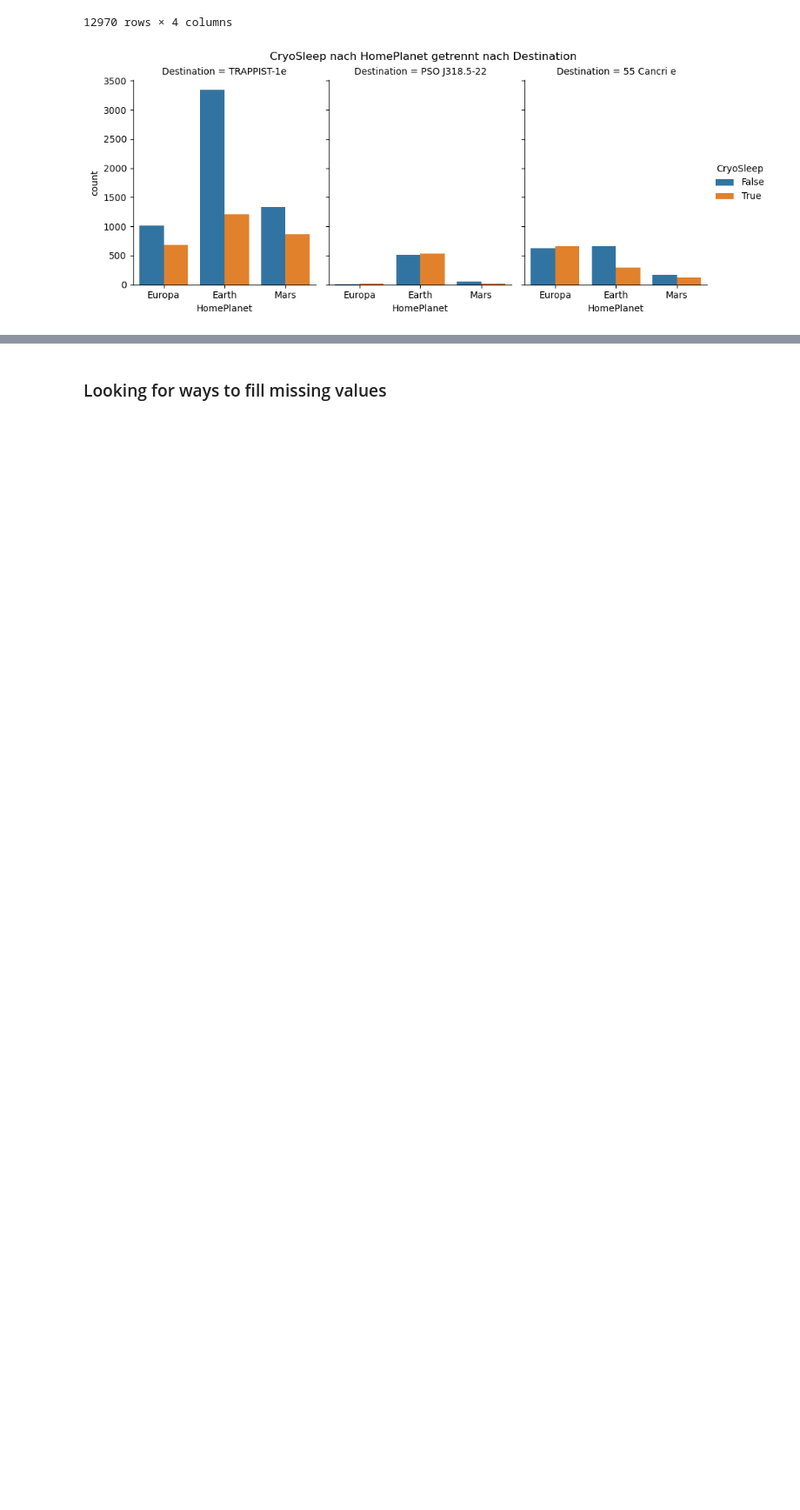
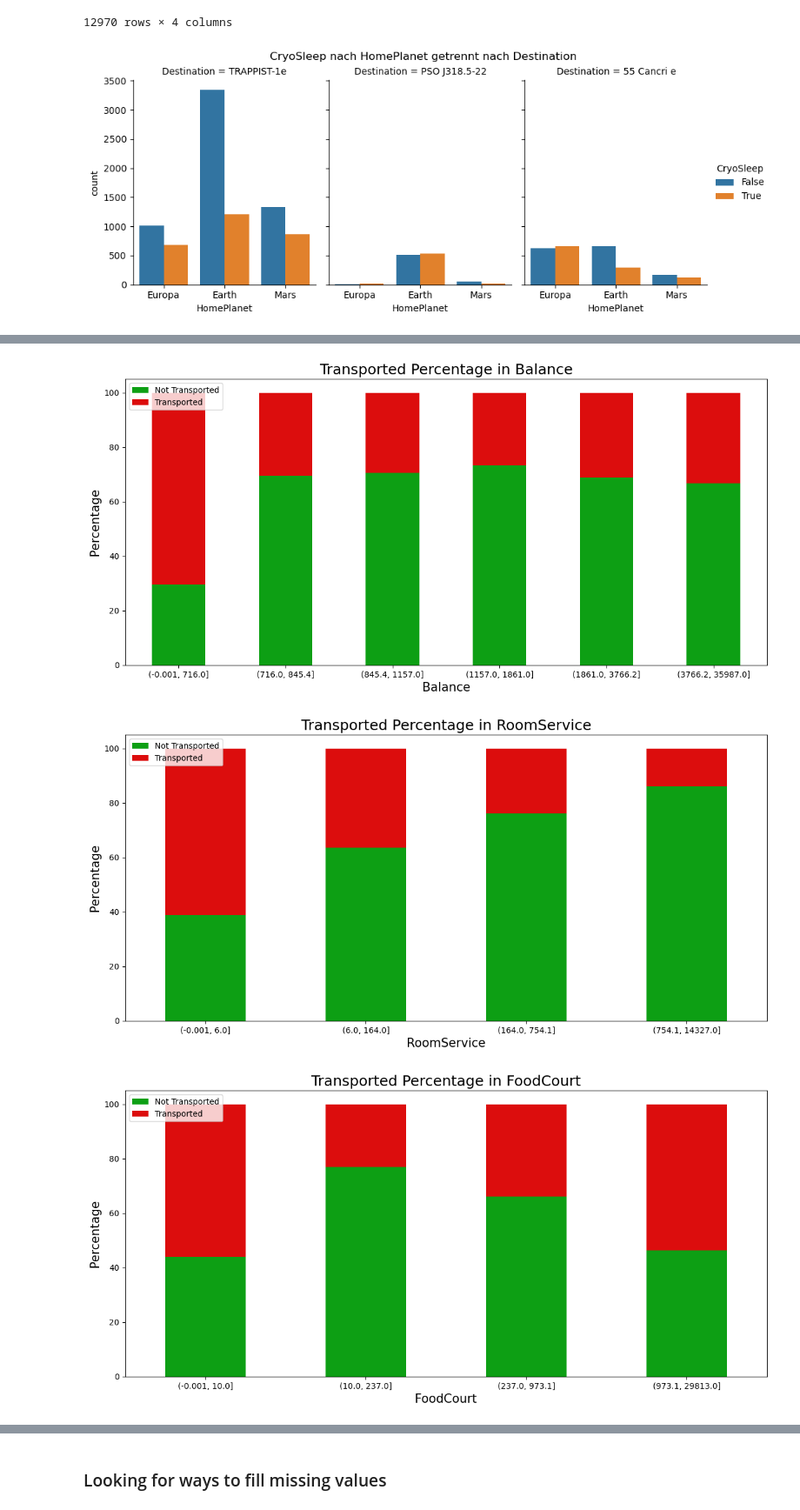
Before and after one commit to aKravtschenko/learning_ml, a Jupyter notebook: spaceship-titanic.ipynb, the cells around one changed output, grey strips where cells are left out. Shown at 87% size. Cells and saved outputs as stored; diff of their text form; code cells hidden in the pictures; blank space fills up the shorter version.

```diff
--- a/spaceship-titanic.ipynb
+++ b/spaceship-titanic.ipynb
@@ -244,0 +256,23 @@ plt_dist_for_col(test, "Side", "VIP")
+# %%
+# Old code - No difference between both Variants
+test["FoodCourt"] = test["FoodCourt"].fillna(0)
+test["ShoppingMall"] = test["ShoppingMall"].fillna(0)
+test["Spa"] = test["Spa"].fillna(0)
+test["VRDeck"] = test["VRDeck"].fillna(0)
+test["RoomService"] = test["RoomService"].fillna(0)
+
+test["BalanceSimple"] = test["RoomService"] + test["FoodCourt"] + test["ShoppingMall"] + test["Spa"] + test["VRDeck"]
+# %%
+# Fill missing values with median and adds the sum as Balance
+
+cols = ["RoomService", "FoodCourt", "ShoppingMall", "Spa", "VRDeck"]
+test[cols] = test[cols].fillna(test[cols].median())
+test["Balance"] = test[cols].sum(axis=1)
+
+plt_dist_for_col(test, "Balance", "Transported", 10)
+for col in cols:
+    plt_dist_for_col(test, col, "Transported", 10)
+# %% [output]
+[figure, added]
+[figure, added]
+[figure, added]
```
Also changed, not shown: parts of 12 cells of this notebook, 1 other file.
